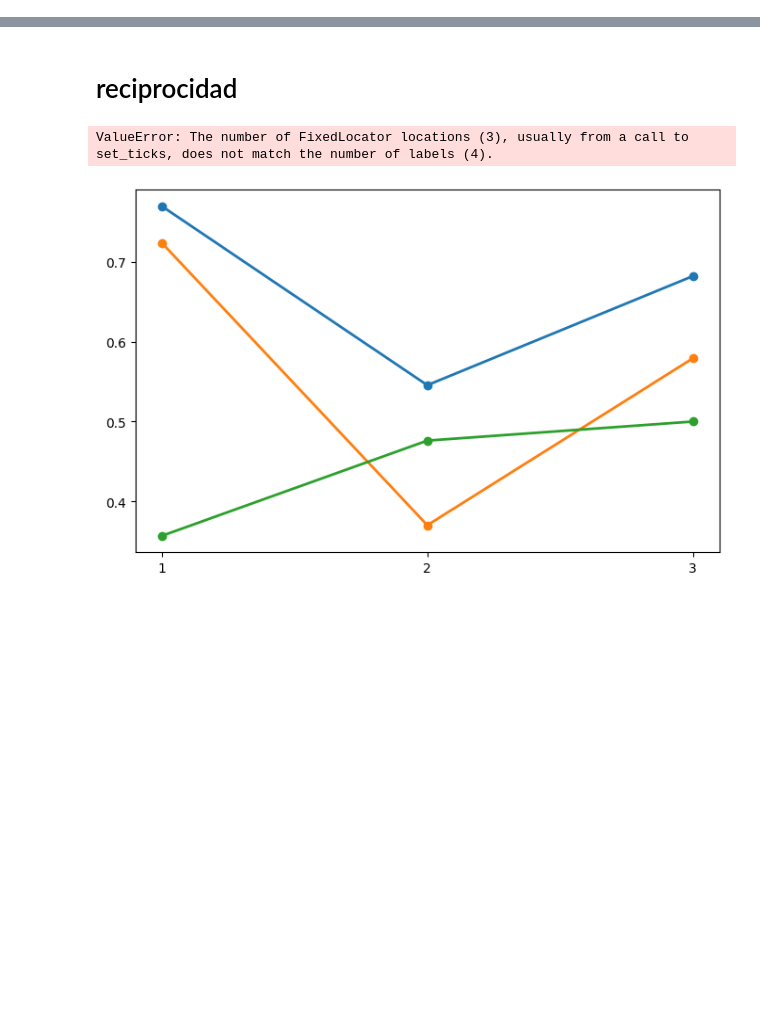
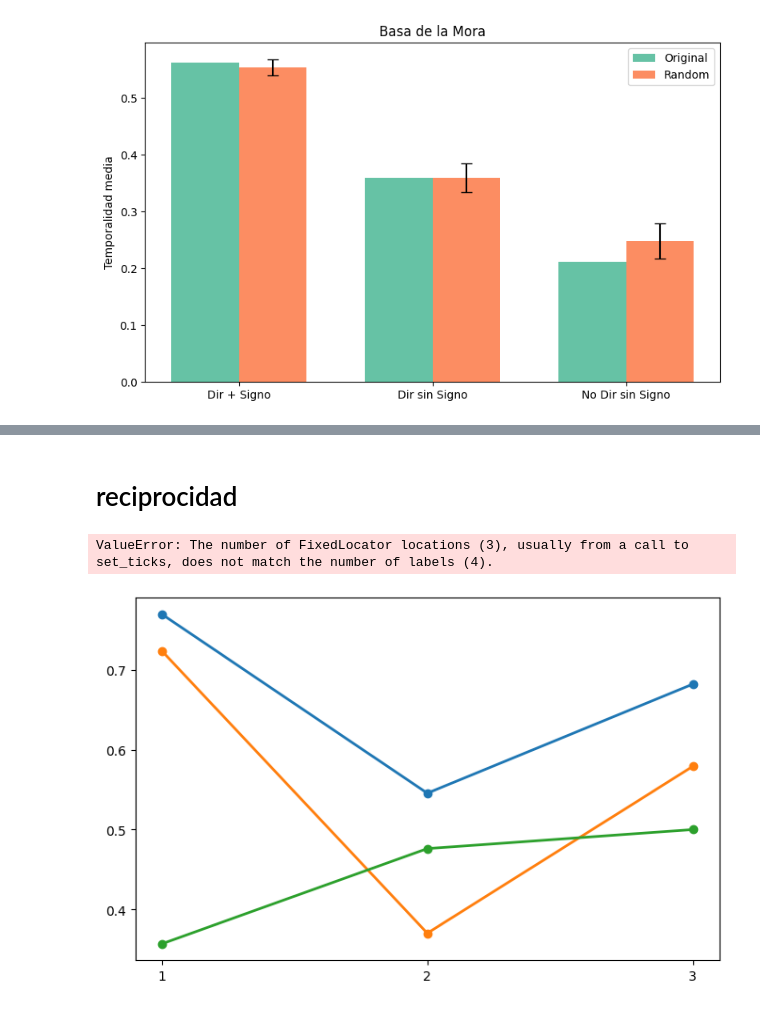
Before and after one commit to anacanoherranz/TFM, a Jupyter notebook: redes/redes.ipynb, the cells around one changed output, grey strips where cells are left out. Drawn from its saved outputs; the diff is of its cells as text; code cells hidden in the pictures; blank space fills up the shorter version.

```diff
--- a/redes/redes.ipynb
+++ b/redes/redes.ipynb
@@ -21,3 +21,5 @@ for f in files:
 
 groups_df = pd.read_csv("basa_groups.csv")
 species_to_community = dict(zip(groups_df["Taxa"], groups_df["Community"]))
+
+colors = plt.get_cmap("Set2").colors
@@ -23,0 +560,40 @@ species_to_community = dict(zip(groups_df["Taxa"], groups_df["Community"]))
+# %%
+# --------------------------------------------------
+# gráfica
+# --------------------------------------------------
+
+x = np.arange(len(labels))
+width = 0.35
+
+fig, ax = plt.subplots(figsize=(8, 5))
+
+# originales
+ax.bar(
+    x - width/2,
+    orig_vals,
+    width,
+    color=colors[0],
+    label="Original"
+)
+
+# random
+ax.bar(
+    x + width/2,
+    rand_means,
+    width,
+    yerr=rand_stds,
+    capsize=5,
+    color=colors[1],
+    label="Random"
+)
+
+ax.set_ylabel("Temporalidad media")
+ax.set_xticks(x)
+ax.set_xticklabels(labels)
+ax.set_title("Basa de la Mora")
+ax.legend()
+
+plt.tight_layout()
+plt.show()
+# %% [output]
+[figure, added]
```
Also changed, not shown: parts of 6 cells of this notebook, 4 other files.
